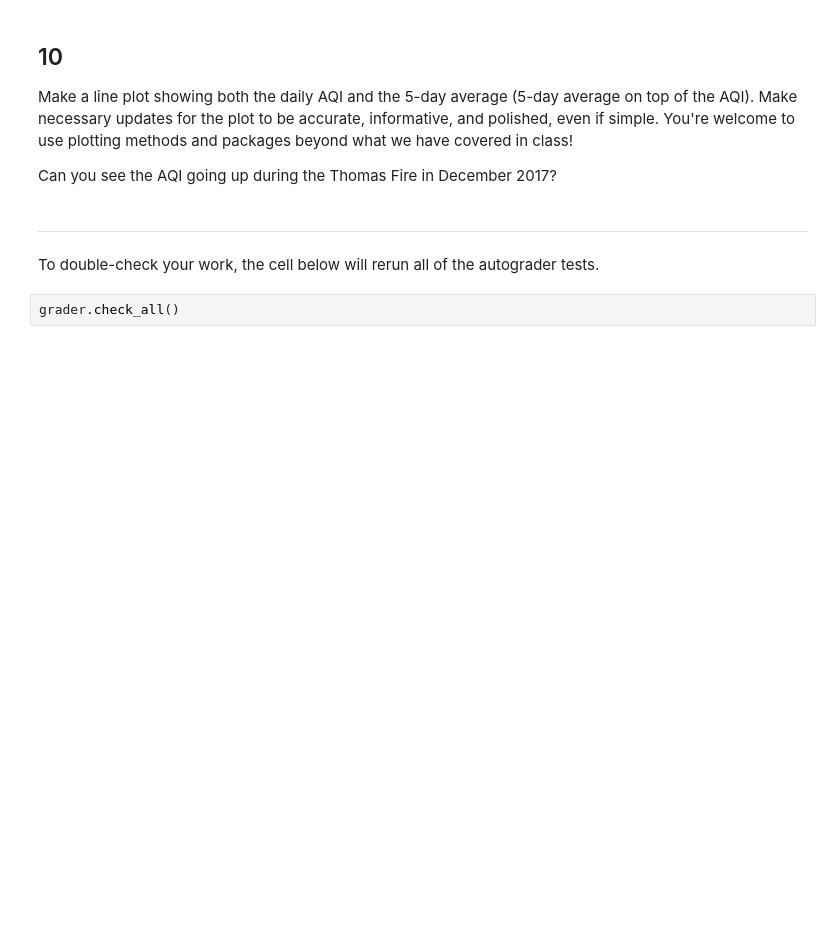
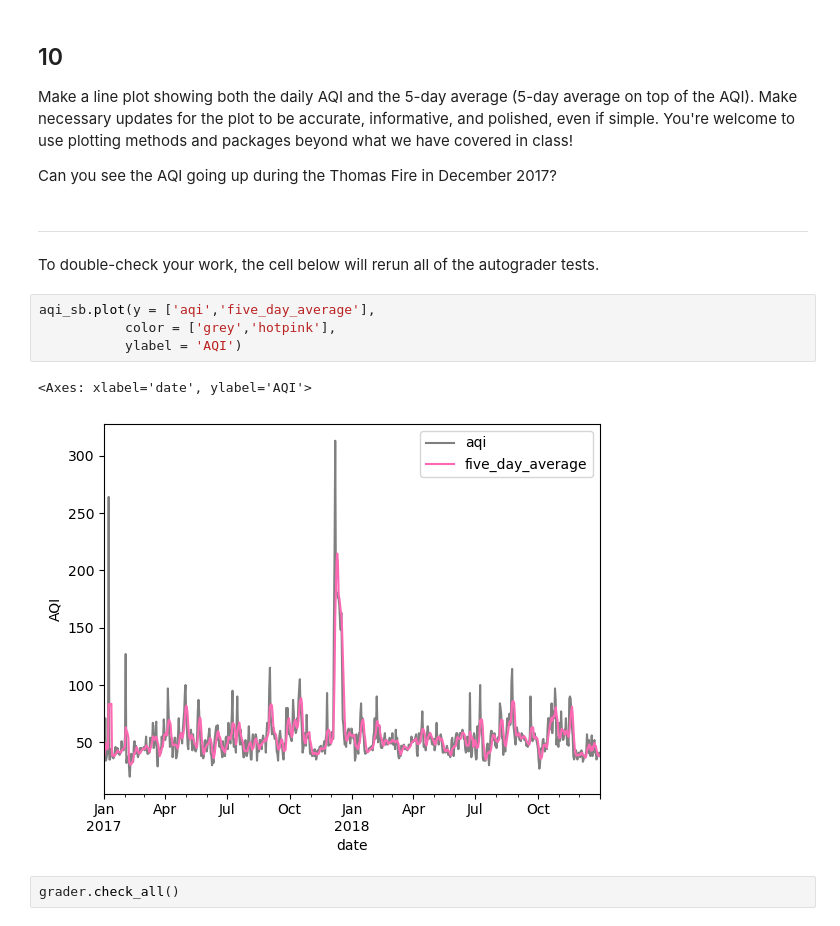
Before and after one commit to kaimorquecho/eds220-hwk2, a Jupyter notebook: task3/hwk2-task3-aqi.ipynb, the cells around one changed output. Drawn from its saved outputs; the diff is of its cells as text; blank space fills up the shorter version.

Commit message:
plot five_day_average and aqi from 2017-2018

```diff
--- a/task3/hwk2-task3-aqi.ipynb
+++ b/task3/hwk2-task3-aqi.ipynb
@@ -372,6 +391,13 @@ Can you see the AQI going up during the Thomas Fire in December 2017?
 ---
 
 To double-check your work, the cell below will rerun all of the autograder tests.
+# %%
+aqi_sb.plot(y = ['aqi','five_day_average'],
+           color = ['grey','hotpink'],
+           ylabel = 'AQI')
+# %% [output]
+<Axes: xlabel='date', ylabel='AQI'>
+[figure, added]
 # %%
 grader.check_all()
 # %% [output]
```
Also changed, not shown: parts of 2 cells of this notebook.
